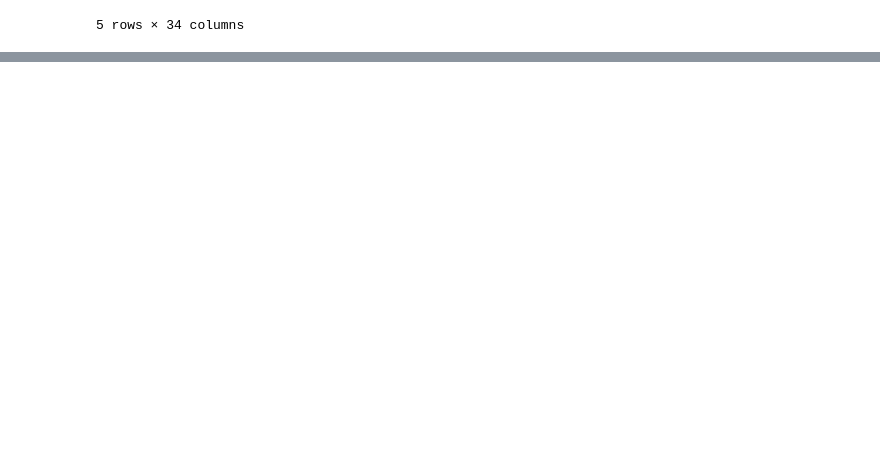
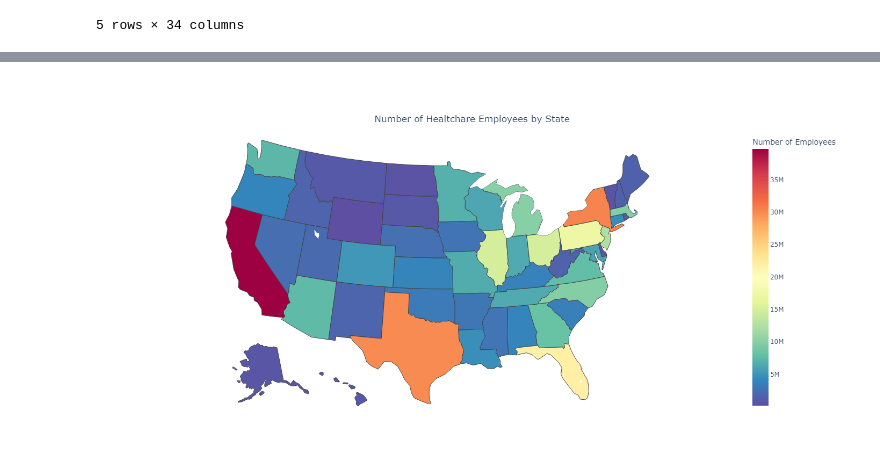
Before and after one commit to linseystokes17/healthcareCapstone, a Jupyter notebook: Notebooks/census_healthcare.ipynb, the cells around one changed output, grey strips where cells are left out. Cells and saved outputs as stored; diff of their text form; code cells hidden in the pictures; blank space fills up the shorter version.

Commit message:
made Notebooks folder and finished poverty/insurance and healthcare workers charts

```diff
--- a/census_healthcare.ipynb
+++ b/Notebooks/census_healthcare.ipynb
@@ -100,0 +122,5 @@ fig.show()
+# %%
+comp_summary_health_df['EMP'] = comp_summary_health_df['EMP'].astype(int)
+num_employees = comp_summary_health_df.groupby('Code')['EMP'].sum()
+num_employees = num_employees.reset_index()
+num_employees.head()
@@ -101,3 +138,26 @@ fig.show()
+# %%
+
+fig = px.choropleth(num_employees,
+    locations='Code',
+    color='EMP',
+    color_continuous_scale='spectral_r',
+    locationmode="USA-states",
+    hover_name='Code',
+    scope='usa',
+    labels={'Code':'Code', 'EMP':'Number of Employees'},
+    title = 'Number of Healtchare Employees by State'
+)
+
+fig.update_layout(
+    title={
+        'y':0.9,
+        'x':0.5,
+        'xanchor': 'center',
+        'yanchor': 'top'},
+    width = 500)
+fig.show(renderer='png', height=700, width=1400)
+# %% [output]
+[figure, added]
 # %%
 comp_summary_health_df['PAYANN'] = comp_summary_health_df['PAYANN'].astype(int)
 
```
Also changed, not shown: parts of 7 cells of this notebook, 1 other file.
